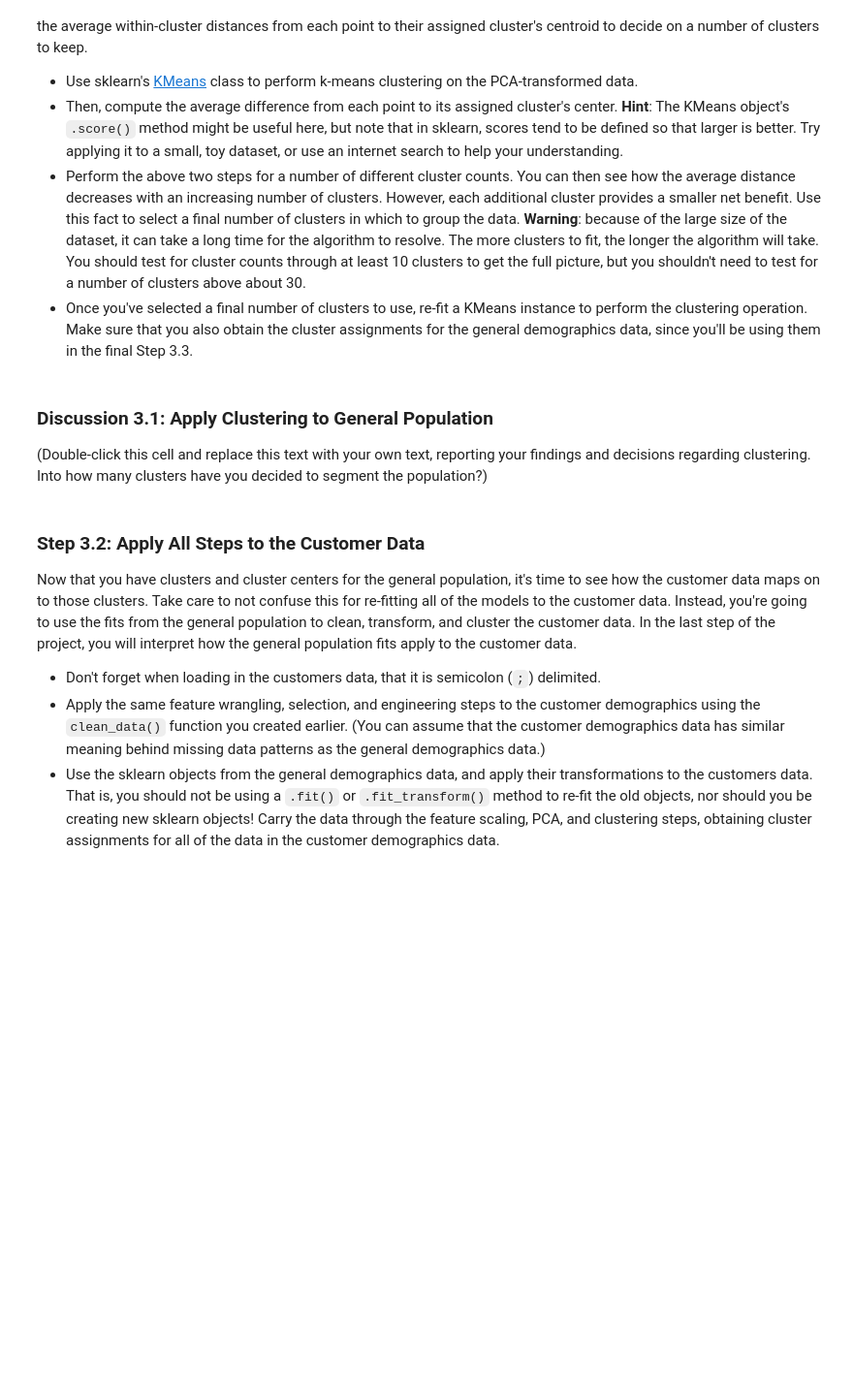
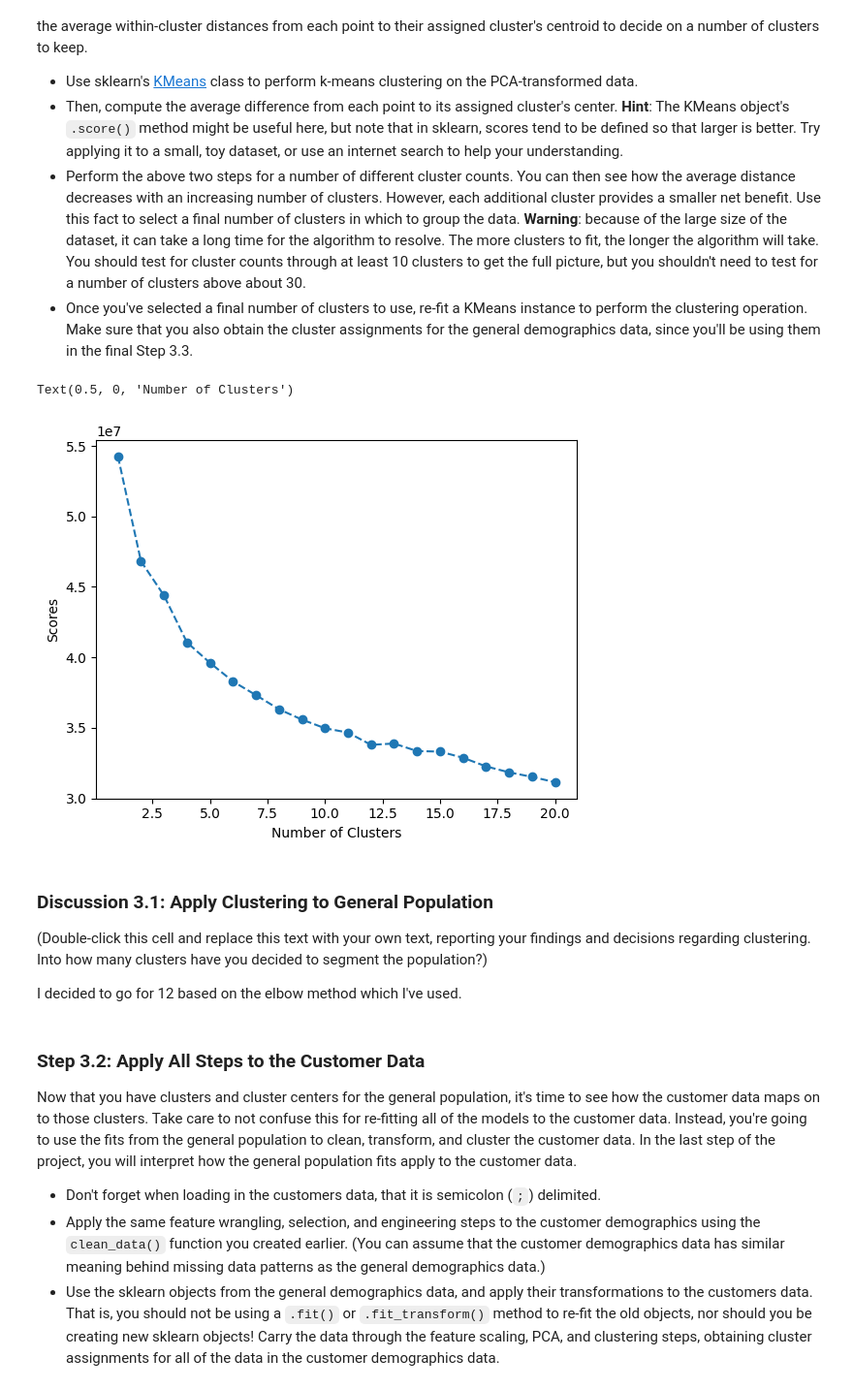
Before and after one commit to fayezalkh/Project-Identify-Customer-Segments, a Jupyter notebook: Identify_Customer_Segments.ipynb, the cells around one changed output. Shown at 97% size. Saved outputs shown, nothing was run; the diff lists cells and outputs as text; code cells hidden in the pictures; blank space fills up the shorter version.

```diff
--- a/Identify_Customer_Segments.ipynb
+++ b/Identify_Customer_Segments.ipynb
@@ -704,5 +755,7 @@ PCA()
 # %%
 # Re-apply PCA to the data while selecting for number of components to retain.
+retain_PCA = PCA(n_components=40)
+component_PCA = retain_PCA.fit_transform(features_scaled)
 # %% [markdown]
 ### Discussion 2.2: Perform Dimensionality Reduction
 
@@ -744,15 +891,25 @@ You've assessed and cleaned the demographics data, then scaled and transformed t
 - Once you've selected a final number of clusters to use, re-fit a KMeans instance to perform the clustering operation. Make sure that you also obtain the cluster assignments for the general demographics data, since you'll be using them in the final Step 3.3.
 # %%
 # Over a number of different cluster counts...
-
-
+cluster_count = list(range(1, 21))
+scores = []
     # run k-means clustering on the data and...
-
+for k in cluster_count:
+    kmeans = KMeans(n_clusters = k)
+    model = kmeans.fit(component_PCA)
 
     # compute the average within-cluster distances.
+    score = np.abs(model.score(component_PCA))
+    scores.append(score)
 # %%
 # Investigate the change in within-cluster distance across number of clusters.
 # HINT: Use matplotlib's plot function to visualize this relationship.
+plt.plot(cluster_count, scores, marker = 'o', linestyle = '--');
+plt.ylabel('Scores');
+plt.xlabel('Number of Clusters')
+# %% [output]
+Text(0.5, 0, 'Number of Clusters')
+[figure, added]
 # %%
 # Re-fit the k-means model with the selected number of clusters and obtain
 # cluster predictions for the general population demographics data.
@@ -760,6 +920,8 @@ You've assessed and cleaned the demographics data, then scaled and transformed t
 ### Discussion 3.1: Apply Clustering to General Population
 
 (Double-click this cell and replace this text with your own text, reporting your findings and decisions regarding clustering. Into how many clusters have you decided to segment the population?)
+
+I decided to go for 12 based on the elbow method which I've used.
 # %% [markdown]
 ### Step 3.2: Apply All Steps to the Customer Data
 
```
Also changed, not shown: parts of 32 cells of this notebook.
